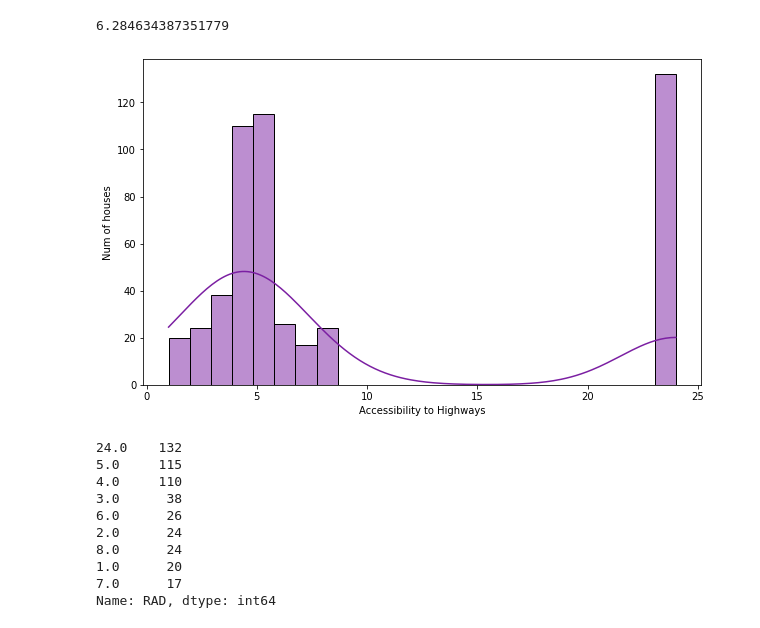
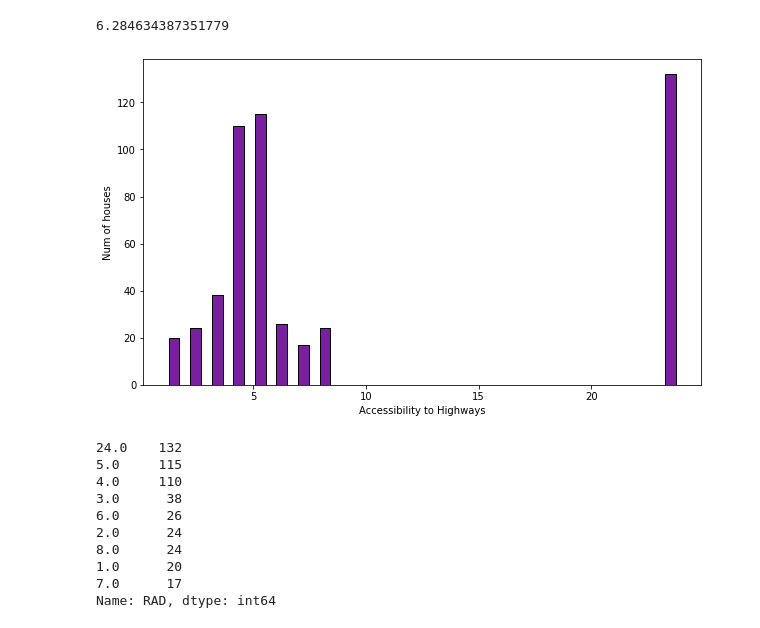
Before and after one commit to marb61a/Data-Science-Projects, a Jupyter notebook: Multivariate_Regression/multivariate_regression.ipynb, the cells around one changed output. Cells and saved outputs as stored; diff of their text form; code cells hidden in the pictures.

Commit message:
Updated notebook visualizations

```diff
--- a/Multivariate_Regression/multivariate_regression.ipynb
+++ b/Multivariate_Regression/multivariate_regression.ipynb
@@ -237,12 +237,13 @@ data['RM'].mean()
 # %%
 # Show a plot of the accessiblity to highways
 plt.figure(figsize=(10, 6))
-sns.histplot(data['RAD'], bins=24, ec='black', kde=True, color='#7b1fa2');
+# RWidth will put space between columns
+plt.hist(data['RAD'], bins=24, ec='black', color='#7b1fa2', rwidth=0.5);
 plt.xlabel('Accessibility to Highways')
 plt.ylabel('Num of houses')
 plt.show();
 # %% [output]
-[figure, old version]
+[figure, new version]
 # %%
 # Examine the accessibility to highways feature
 # This is ranked from 1 to 24 where 1 is low accessibility
```
Also changed, not shown: parts of 2 cells of this notebook.
